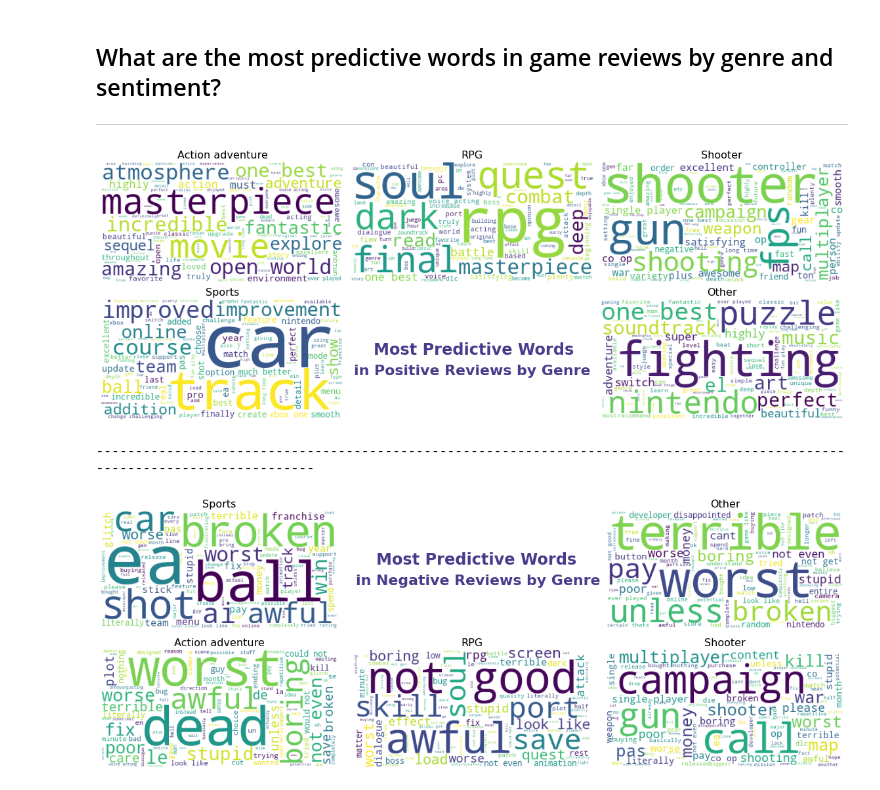
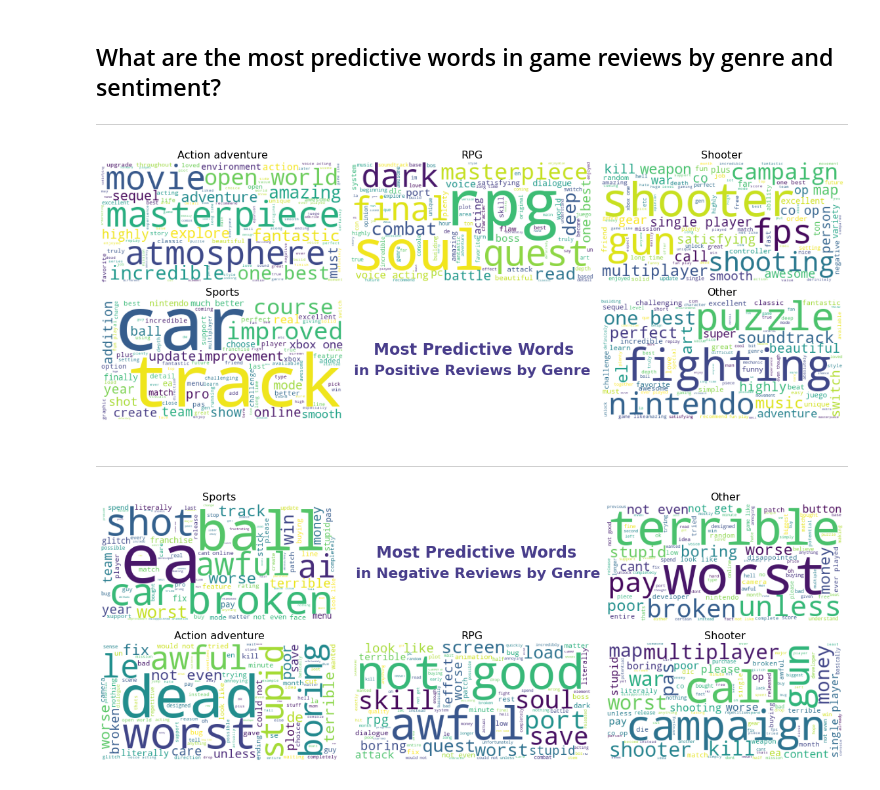
Before and after one commit to filiaguilar/Springboard-DS, a Jupyter notebook: Capstone 2/Exploratory Data Analysis.ipynb, the cells around one changed output. Cells and saved outputs as stored; diff of their text form; code cells hidden in the pictures.

```diff
--- a/Capstone 2/Exploratory Data Analysis.ipynb
+++ b/Capstone 2/Exploratory Data Analysis.ipynb
@@ -474,6 +474,9 @@ Action adventure games consist of words that align with story telling aspects su
 ## What are the most predictive words in game reviews by genre and sentiment?
 ***
 # %%
+from IPython.display import display, Markdown
+
+# Create term document matrix of all words with CountVectorizer
 cv = CountVectorizer(min_df=0.02, max_df=0.99, ngram_range=(1,2))
 X = cv.fit_transform(reviews)
 words = np.array(cv.get_feature_names())
@@ -519,7 +522,7 @@ for i in range(1,7):
         plt.title(g, fontsize=16)
 plt.show()
 
-print('----------------------------------------------------------------------------------------------------------------------------')
+display(Markdown('***'))
 
 # Reinstantiate iterator object for subplots
 genre = iter(['Sports','Other','Action adventure','RPG','Shooter'])
@@ -530,33 +533,33 @@ for i in range(1,7):
         plt.subplot(2,3,i)
         plt.text(0.095, 0.55, 'Most Predictive Words', fontsize=24, fontweight='bold', color='darkslateblue')
         plt.text(0.01, 0.385, 'in Negative Reviews by Genre', fontsize=22, fontweight='bold', color='darkslateblue')
         plt.axis("off")
         plt.tight_layout(pad=1)
     else:
         g = next(genre)
         y = []
         for idx in range(len(df)):
             if lst_genres[idx] == g and lst_sents[idx] == 'negative':
                 y.append(1)
             else:
                 y.append(0)
 
         X_train, X_test, y_train, y_test = train_test_split(X, y, test_size=0.25, random_state=1)
         model = MultinomialNB().fit(X_train, y_train)
 
         x = np.eye(X_test.shape[1])
         probs = model.predict_log_proba(x)[:, 1]
         ind = np.argsort(probs)
         predictive_words = {words[i]:np.exp(probs[i]) for i in ind}
 
         wc.generate_from_frequencies(predictive_words)
         plt.subplot(2,3,i)
         plt.imshow(wc)
         plt.axis("off")
         plt.tight_layout(pad = 1)
         plt.title(g, fontsize=16)
 plt.show()
 # %% [output]
-[figure, old version]
+[figure, new version]
-----------------------------------------------------------------------------------------------------------------------------
+***
-[figure, old version]
+[figure, new version]
```
Also changed, not shown: parts of 2 cells of this notebook.
